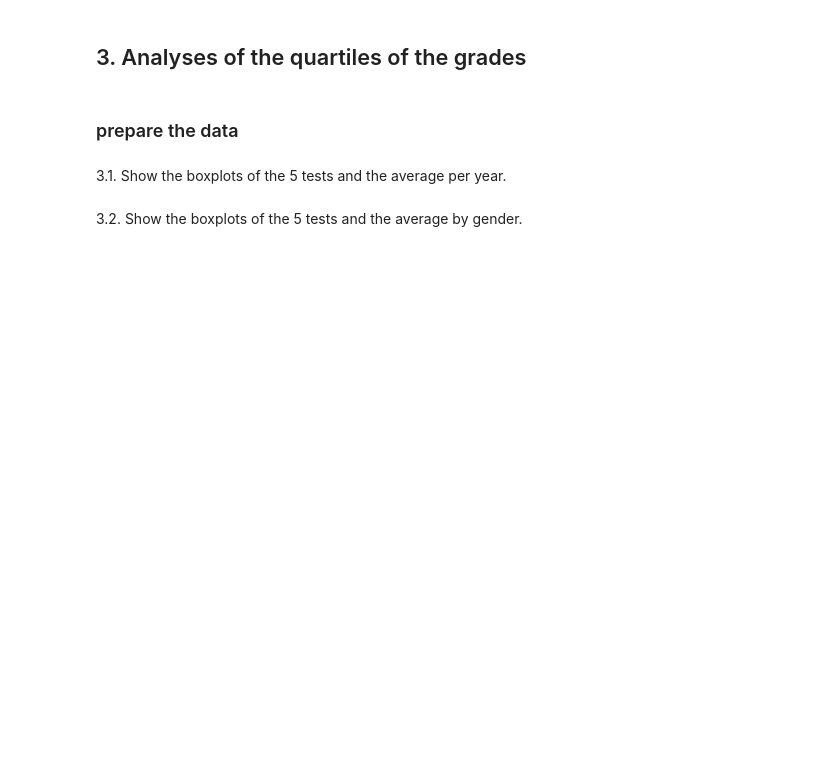
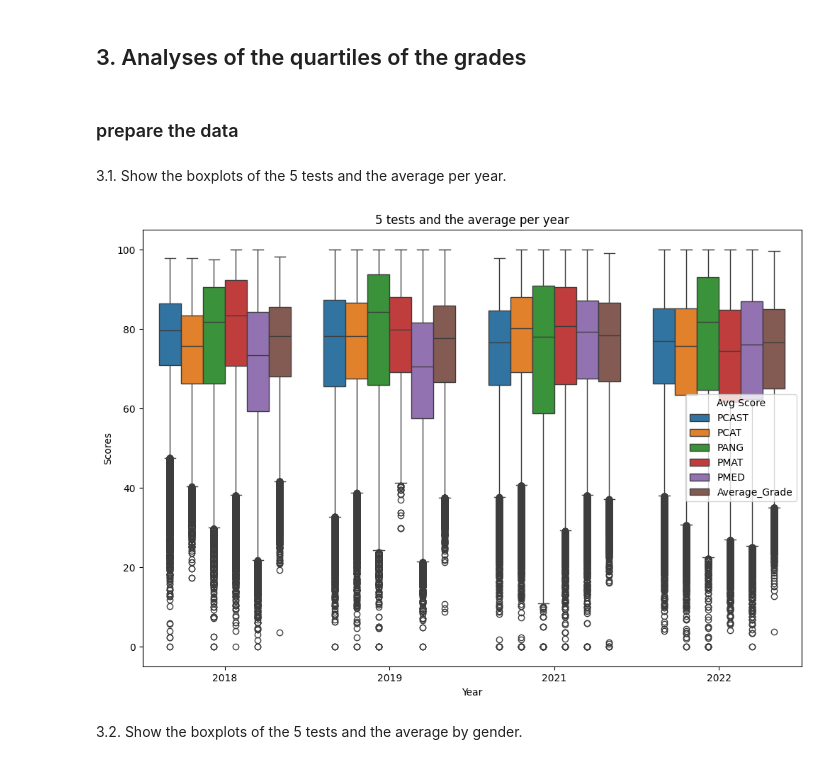
Before and after one commit to OliKuz/KBS_AC3, a Jupyter notebook: 2324_GIA04_CA3_DescriptiveAnalytics_ENG.ipynb, the cells around one changed output. Cells and saved outputs as stored; diff of their text form; code cells hidden in the pictures; blank space fills up the shorter version.

```diff
--- a/2324_GIA04_CA3_DescriptiveAnalytics_ENG.ipynb
+++ b/2324_GIA04_CA3_DescriptiveAnalytics_ENG.ipynb
@@ -108,12 +143,14 @@ df_melted = data_frame.melt(id_vars=['ANY', 'GENERE', 'NATURALESA', 'HABITAT', '
 # %%
 # 3.1
 plt.figure(figsize=(12, 8))
 sns.boxplot(x='ANY', y='Score', hue='Test', data=df_melted)
 plt.title('5 tests and the average per year')
 plt.xlabel('Year')
 plt.ylabel('Scores')
-plt.legend(title='Group Avg score')
+plt.legend(title='Avg Score')
 plt.show()
+# %% [output]
+[figure, added]
 # %% [markdown]
 3\.2. Show the boxplots of the 5 tests and the average by gender.<br>
 # %%
```
Also changed, not shown: parts of 22 cells of this notebook.
